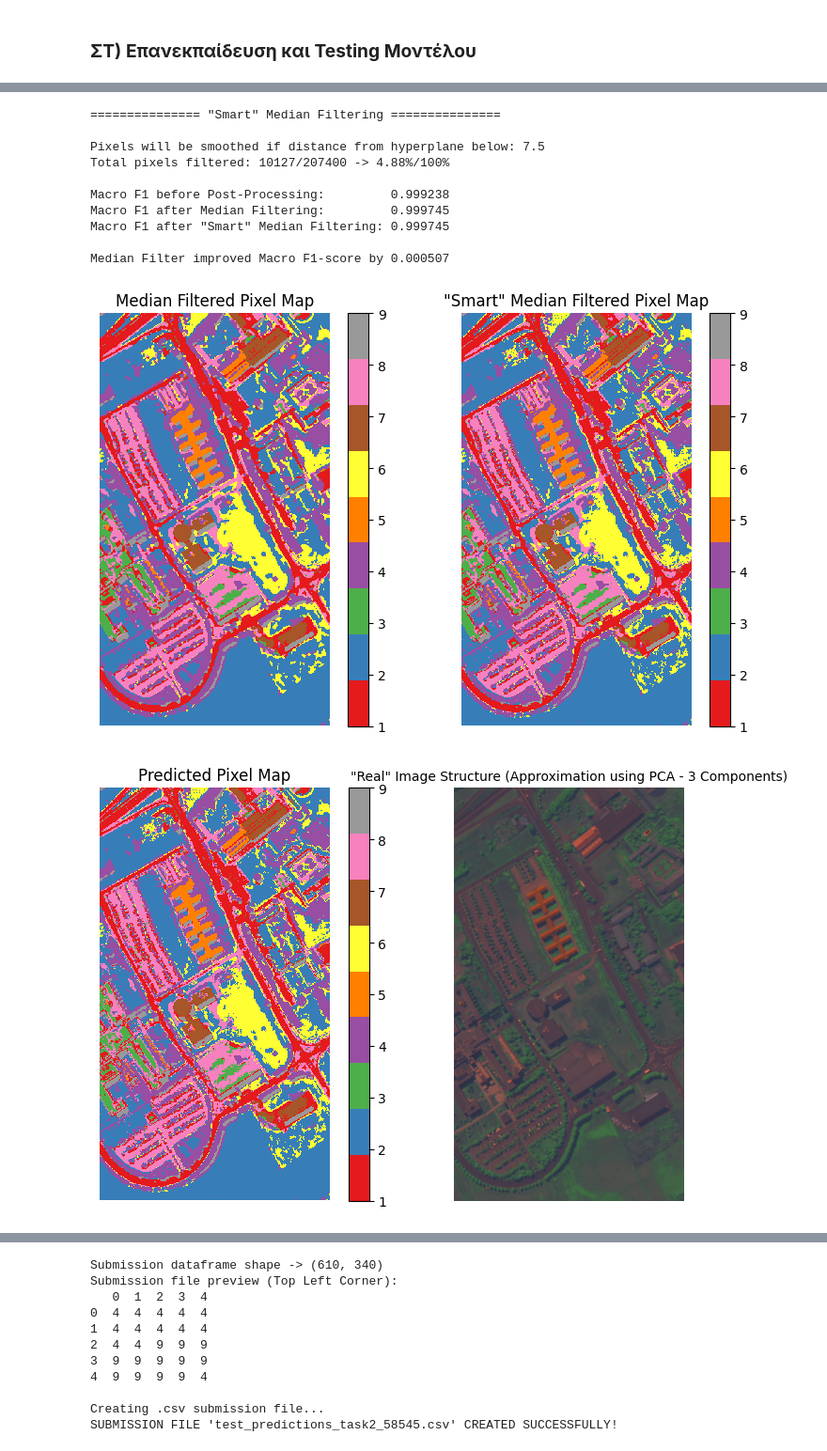
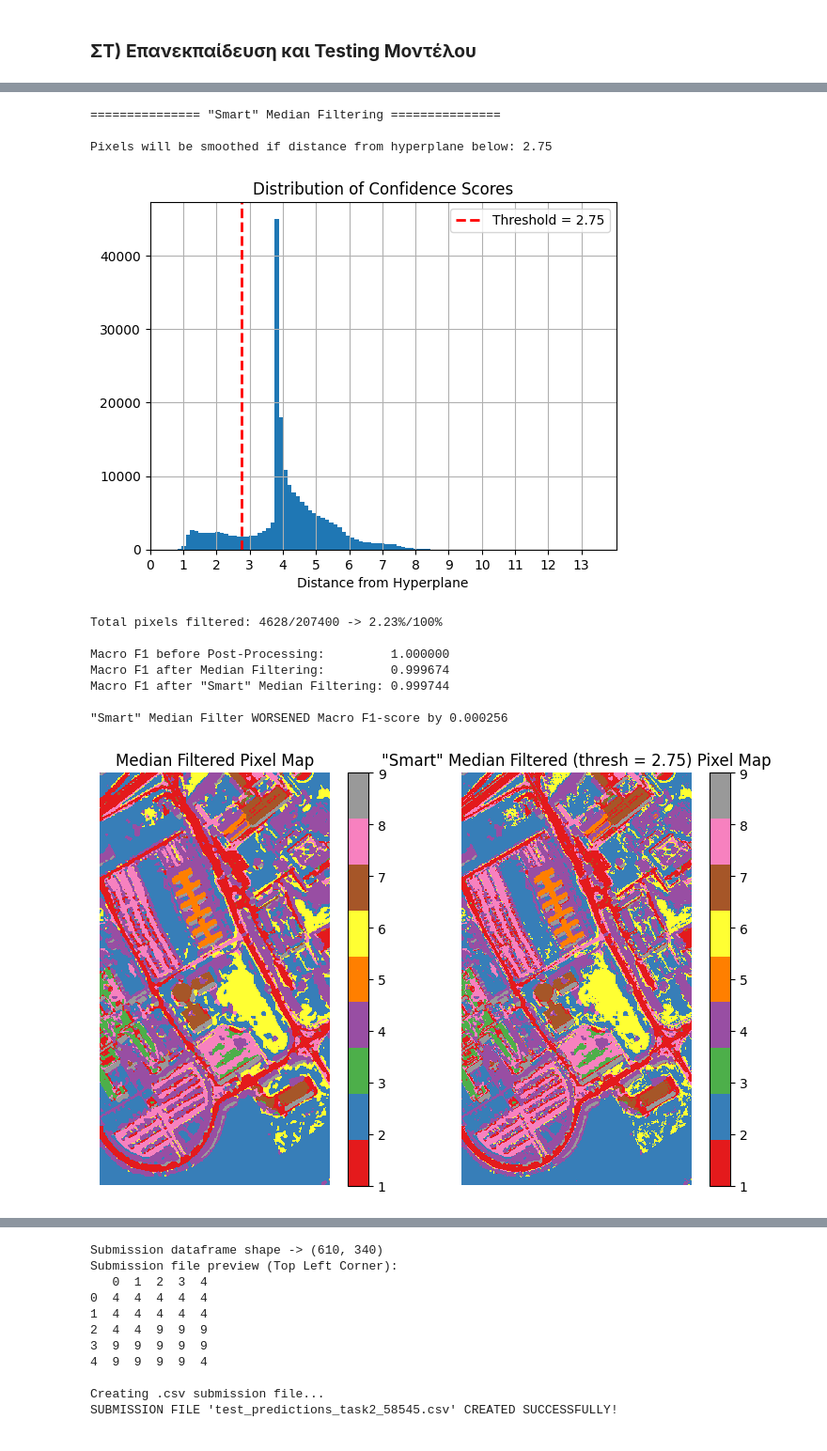
Before and after one commit to iliaxant/Pattern_Recognition_Final_Project, a Jupyter notebook: Final_Project_PR_58545.ipynb, the cells around one changed output, grey strips where cells are left out. Shown at 94% size. Cells and saved outputs as stored; diff of their text form; code cells hidden in the pictures.

```diff
--- a/Final_Project_PR_58545.ipynb
+++ b/Final_Project_PR_58545.ipynb
@@ -1253,19 +1258,19 @@ Total Validation samples:      5008
 # %%
 param_grid = {
-    'clf__C': [50, 60, 80, 100, 200, 400, 500],
-    'clf__gamma': [0.005, 0.006, 0.008, 0.1, 0.2, 0.4, 0.5]
+    'clf__C': [500, 600, 800, 1000, 2000, 4000, 5000],
+    'clf__gamma': [0.005, 0.006, 0.008, 0.01, 0.02, 0.04, 0.05]
 }
 
 grid_search = GridSearchCV(
     estimator=search_pipeline,
     param_grid=param_grid,
-    cv=ps,
+    cv=skf,
     scoring='f1_macro',
     n_jobs=-1,
     verbose=1
 )
 
-grid_search.fit(X_combined, y_combined)
+grid_search.fit(X, y)
 
 best_model_search = grid_search.best_estimator_
 results = pd.DataFrame(grid_search.cv_results_)
@@ -1369,6 +1318,6 @@ Validation class percentages: ['14.08%', '53.66%', '2.08%', '7.21%', '2.60%', '4
 # %%
-svm_C = 500
-svm_gamma = 0.008
+svm_C = 1000
+svm_gamma = 0.02
 
 
 fine_tune_pipeline = Pipeline([
@@ -1579,19 +1531,28 @@ plt.show()
 # %%
-confidence_thresh = 7.5
-
+confidence_thresh = 2.75
 
 confidence_map = confidence_scores.reshape(image_height, image_width)
 
 print("\n" + 15 * "=" + ' "Smart" Median Filtering ' + 15 * "=" + '\n')
 
 uncertain_mask = confidence_map < confidence_thresh
-print(f"Pixels will be smoothed if distance from hyperplane below: {confidence_thresh}")
+print(f"Pixels will be smoothed if distance from hyperplane below: {confidence_thresh}\n")
+
+plt.hist(confidence_scores, bins=100)
+plt.axvline(x=confidence_thresh, color='red', linestyle='--', linewidth=2,
+            label=f'Threshold = {confidence_thresh}')
+plt.title("Distribution of Confidence Scores")
+plt.xlabel("Distance from Hyperplane")
+plt.xticks(range(0, int(max(confidence_scores))+1, 1))
+plt.legend()
+plt.grid(True)
+plt.show()
 
 filtered_prediction_2 = prediction_matrix.copy()
 filtered_prediction_2[uncertain_mask] = filtered_prediction_1[uncertain_mask]
 
 num_changed = np.sum(prediction_matrix != filtered_prediction_2)
-print(f"Total pixels filtered: {num_changed}/{prediction_matrix.size} -> "
+print(f"\nTotal pixels filtered: {num_changed}/{prediction_matrix.size} -> "
 f"{num_changed/prediction_matrix.size:.2%}/100%\n")
 
 y_pred_filtered_2 = filtered_prediction_2[mask]
@@ -1602,9 +1563,9 @@ print(f"Macro F1 after Median Filtering:         {f1_filtered_1:.6f}")
 print(f'Macro F1 after "Smart" Median Filtering: {f1_filtered_2:.6f}')
 
 if f1_filtered_2 >= f1_raw:
-    print(f'\nMedian Filter improved Macro F1-score by {f1_filtered_2 - f1_raw :.6f}\n')
+    print(f'\nMedian Filter IMPROVED Macro F1-score by {f1_filtered_2 - f1_raw :.6f}\n')
 else:
-    print(f'\n"Smart" Median Filter worsened Macro F1-score by {f1_raw - f1_filtered_2 :.6f}\n')
+    print(f'\n"Smart" Median Filter WORSENED Macro F1-score by {f1_raw - f1_filtered_2 :.6f}\n')
 
 
 fig, axes = plt.subplots(1, 2, figsize=(8, 5))
@@ -1613,41 +1574,41 @@ axes[0].set_title("Median Filtered Pixel Map")
 axes[0].axis('off')
 cbar = plt.colorbar(prediction_map, ticks=range(1,10))
 cbar.ax.set_yticklabels([f'{i}' for i in range(1, 10)])
 
 prediction_map = axes[1].imshow(filtered_prediction_2, cmap=known_class_cmap, interpolation='nearest')
-axes[1].set_title('"Smart" Median Filtered Pixel Map')
+axes[1].set_title(f'"Smart" Median Filtered (thresh = {confidence_thresh}) Pixel Map')
 axes[1].axis('off')
 cbar = plt.colorbar(prediction_map, ticks=range(1,10))
 cbar.ax.set_yticklabels([f'{i}' for i in range(1, 10)])
 
 plt.tight_layout()
 plt.show()
 
 fig, axes = plt.subplots(1, 2, figsize=(8, 5))
 prediction_map = axes[0].imshow(prediction_matrix, cmap=known_class_cmap, interpolation='nearest')
 axes[0].set_title("Predicted Pixel Map")
 axes[0].axis('off')
 cbar = plt.colorbar(prediction_map, ticks=range(1,10))
 cbar.ax.set_yticklabels([f'{i}' for i in range(1, 10)])
 
 axes[1].imshow(pca_image_norm)
 axes[1].set_title('"Real" Image Structure (Approximation using PCA - 3 Components)', fontsize=10)
 axes[1].axis('off')
 
 plt.tight_layout()
 plt.show()
 
 print("\n" + 56 * "=" + "\n")
 # %% [output]
 =============== "Smart" Median Filtering ===============
 
-Pixels will be smoothed if distance from hyperplane below: 7.5
-Total pixels filtered: 10127/207400 -> 4.88%/100%
-
-Macro F1 before Post-Processing:         0.999238
-Macro F1 after Median Filtering:         0.999745
-Macro F1 after "Smart" Median Filtering: 0.999745
-
-Median Filter improved Macro F1-score by 0.000507
+Pixels will be smoothed if distance from hyperplane below: 2.75
-[figure, old version]
+[figure, new version]
+Total pixels filtered: 4628/207400 -> 2.23%/100%
+
+Macro F1 before Post-Processing:         1.000000
+Macro F1 after Median Filtering:         0.999674
+Macro F1 after "Smart" Median Filtering: 0.999744
+
+"Smart" Median Filter WORSENED Macro F1-score by 0.000256
-[figure, old version]
+[figure, new version]
```
Also changed, not shown: parts of 16 cells of this notebook.
